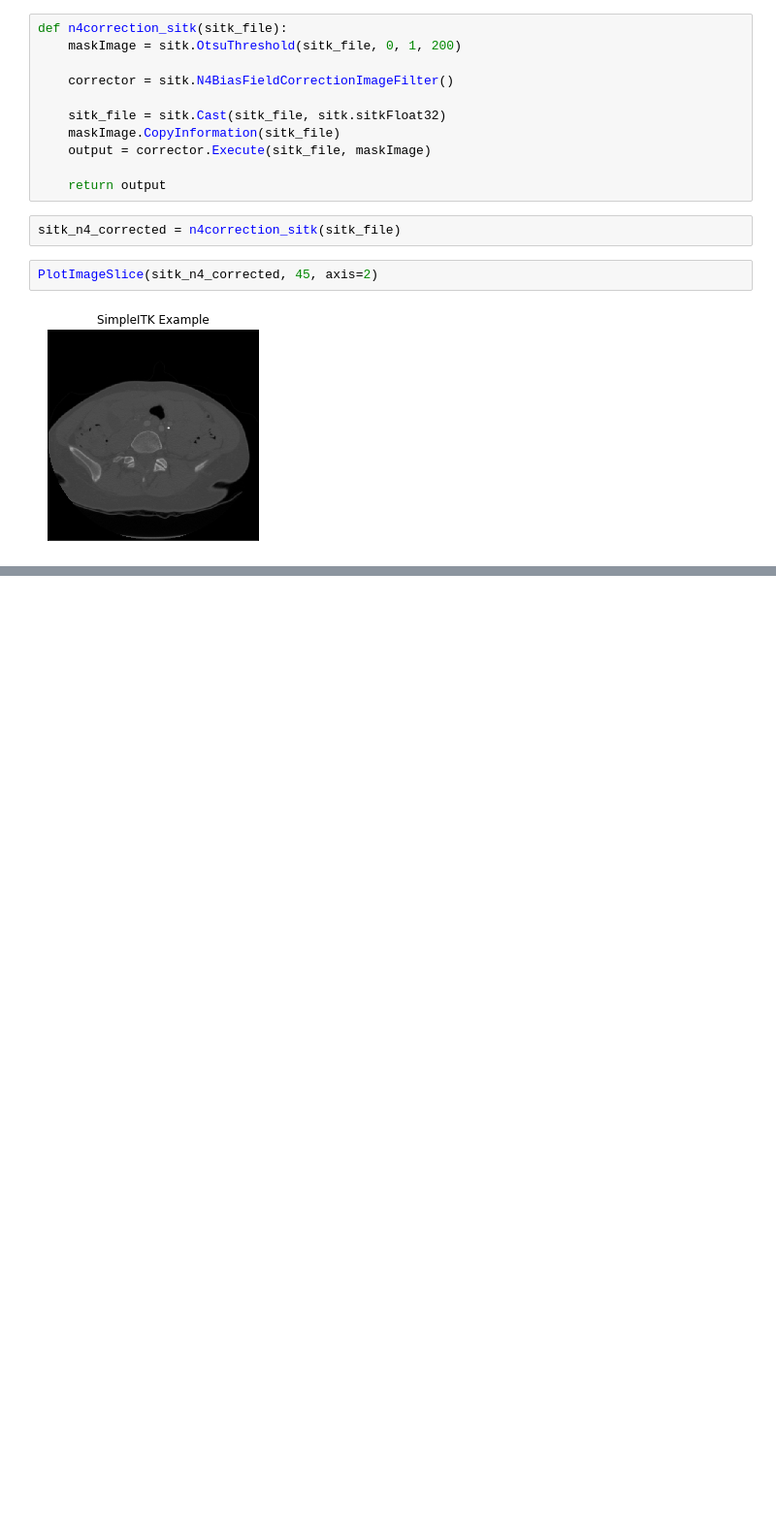
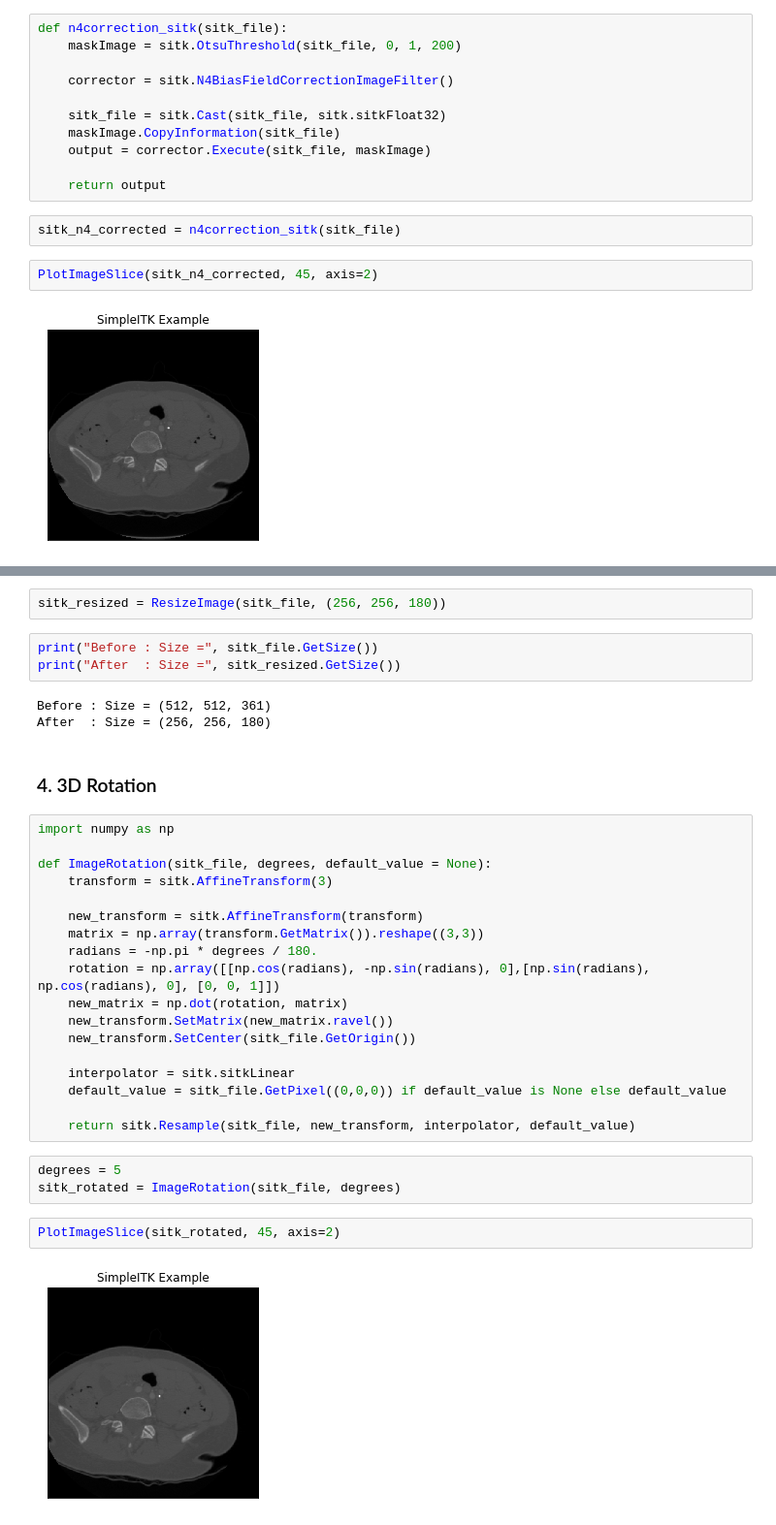
Before and after one commit to ChoiDM/SimpleITK-Tutorial, a Jupyter notebook: SimpleITK Tutorial.ipynb, the cells around one changed output, grey strips where cells are left out. Shown: that part at 97% size. Drawn from its saved outputs; the diff is of its cells as text; blank space fills up the shorter version.

Commit message:
add Resize and Rotation

```diff
--- a/SimpleITK Tutorial.ipynb
+++ b/SimpleITK Tutorial.ipynb
@@ -177,0 +194,35 @@ PlotImageSlice(sitk_n4_corrected, 45, axis=2)
+# %%
+sitk_resized = ResizeImage(sitk_file, (256, 256, 180))
+# %%
+print("Before : Size =", sitk_file.GetSize())
+print("After  : Size =", sitk_resized.GetSize())
+# %% [output]
+Before : Size = (512, 512, 361)
+After  : Size = (256, 256, 180)
+# %% [markdown]
+### 4. 3D Rotation
+# %%
+import numpy as np
+
+def ImageRotation(sitk_file, degrees, default_value = None):
+    transform = sitk.AffineTransform(3)
+
+    new_transform = sitk.AffineTransform(transform)
+    matrix = np.array(transform.GetMatrix()).reshape((3,3))
+    radians = -np.pi * degrees / 180.
+    rotation = np.array([[np.cos(radians), -np.sin(radians), 0],[np.sin(radians), np.cos(radians), 0], [0, 0, 1]])
+    new_matrix = np.dot(rotation, matrix)
+    new_transform.SetMatrix(new_matrix.ravel())
+    new_transform.SetCenter(sitk_file.GetOrigin())
+
+    interpolator = sitk.sitkLinear
+    default_value = sitk_file.GetPixel((0,0,0)) if default_value is None else default_value
+
+    return sitk.Resample(sitk_file, new_transform, interpolator, default_value)
+# %%
+degrees = 5
+sitk_rotated = ImageRotation(sitk_file, degrees)
+# %%
+PlotImageSlice(sitk_rotated, 45, axis=2)
+# %% [output]
+[figure, added]
```
Also changed, not shown: parts of 3 cells of this notebook.
